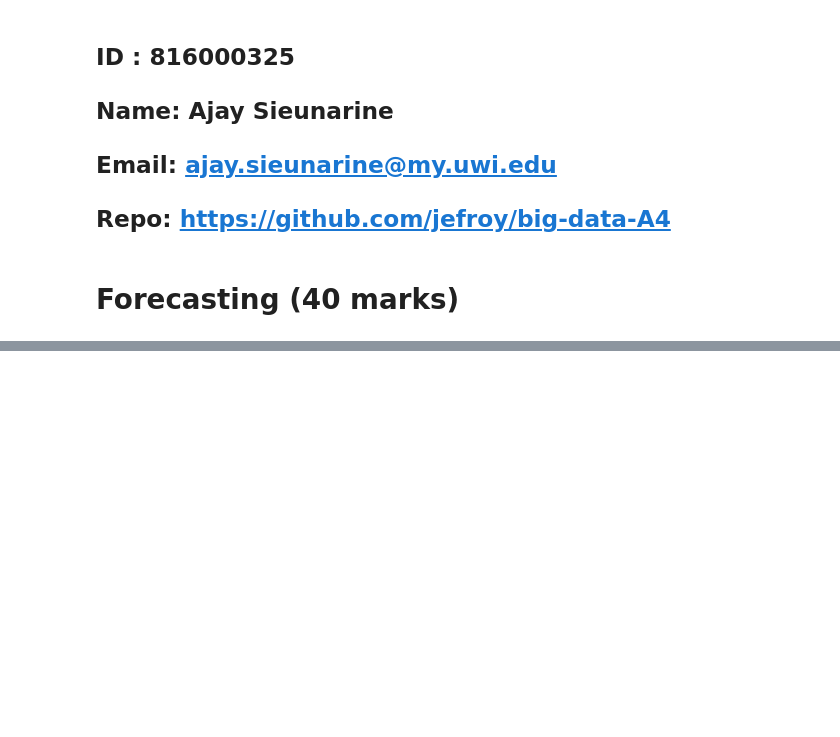
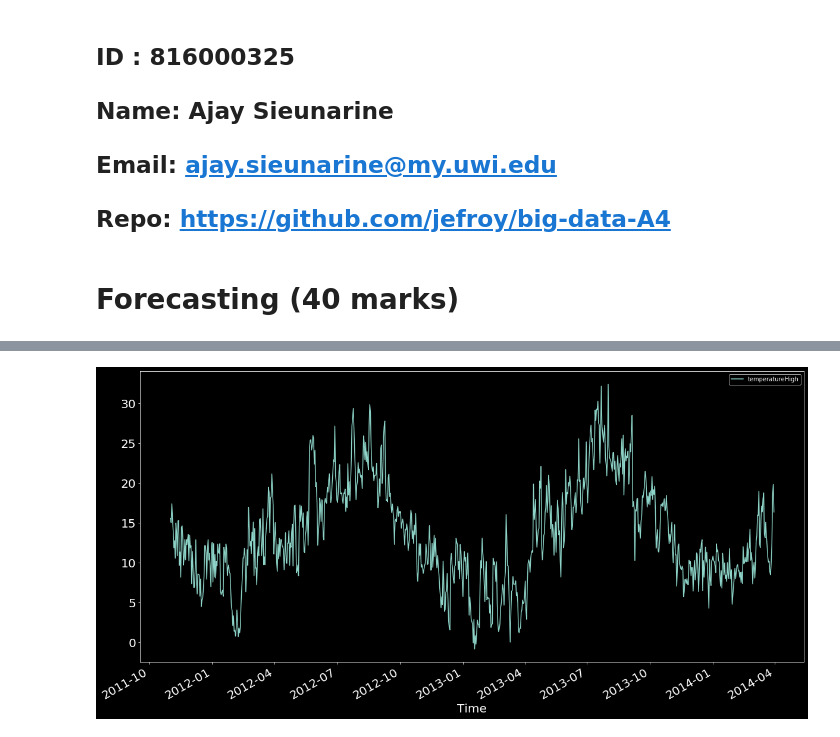
Before and after one commit to UWI-Bois/big-data-A4, a Jupyter notebook: Section 2/Section 2.ipynb, the cells around one changed output, grey strips where cells are left out. Saved outputs shown, nothing was run; the diff lists cells and outputs as text; code cells hidden in the pictures; blank space fills up the shorter version.

Commit message:
done, check over number 3 and 4

```diff
--- a/Section 2/Section 2.ipynb
+++ b/Section 2/Section 2.ipynb
@@ -3,6 +3,19 @@
 ## Name: Ajay Sieunarine
 ## Email: ajay.sieunarine@my.uwi.edu
 ## Repo: https://github.com/jefroy/big-data-A4
+# %%
+import numpy as np
+import pandas as pd
+import matplotlib.pyplot as plt
+import seaborn as sns
+
+from sklearn.metrics import mean_squared_error
+from math import sqrt
+
+from sklearn.preprocessing import LabelEncoder
+
+plt.style.use('dark_background')
+sep = '============================================================================================================='
 # %% [markdown]
 # Forecasting (40 marks)
 # %% [markdown]
@@ -26,3 +39,7 @@ Ensure that there is only one row for a given date.
 6.	Plot separate graphs showing the "temperatureHigh" and "energy_sum" data from the combined dataset.
 
 7.	Discuss what observations can be made from the plot with the combined data vs the plots from the individual datasets.
+# %%
+df_weatherDaily = pd.read_csv('weather_daily_darksky.csv')
+print(df_weatherDaily.shape)
+df_weatherDaily[['temperatureHigh', 'time']].head()
@@ -28,0 +71,17 @@ Ensure that there is only one row for a given date.
+# %%
+df_weather = df_weatherDaily[['temperatureHigh', 'time']].copy()
+# clean the day col
+df_weather.time = pd.to_datetime(df_weather.time)
+
+# check for unique counts before we make it the index
+print(df_weather['time'].describe()) # we can see that there is 1 unique date per row, hence we can use it as our index
+
+df_weather.set_index('time', inplace=True)
+
+print(df_weather.shape)
+print(sep)
+print(df_weather.describe())
+print(sep)
+df_weather.head()
+
+# this data is now cleaned and indexed, and there is only
@@ -28,0 +210,6 @@ Ensure that there is only one row for a given date.
+# %%
+# plot for temperatures
+df_weather.plot(figsize=(20,10), linewidth=1.5, fontsize=20)
+plt.xlabel('Time', fontsize=20);
+# %% [output]
+[figure, added]
```
Also changed, not shown: parts of 31 cells of this notebook.
